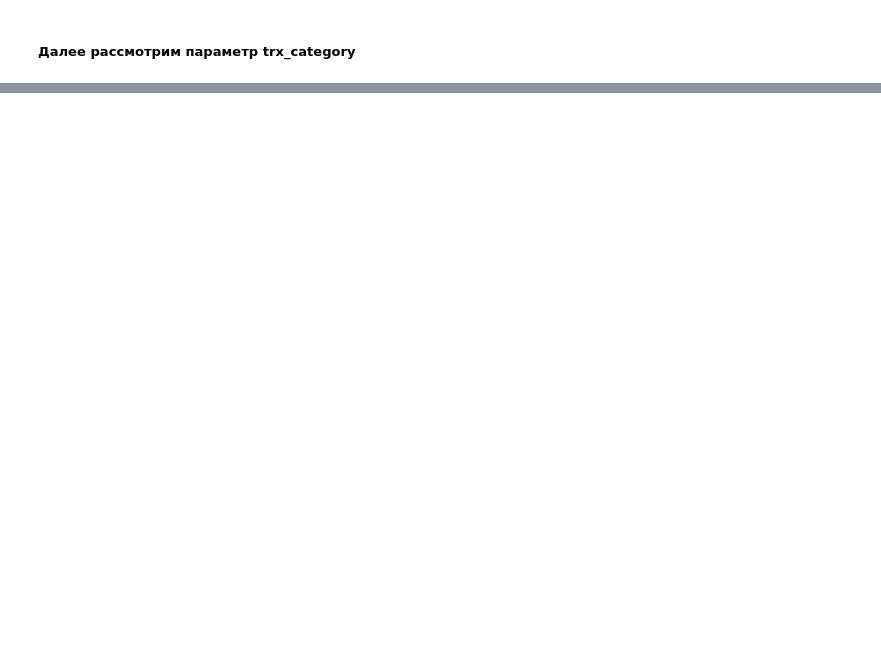
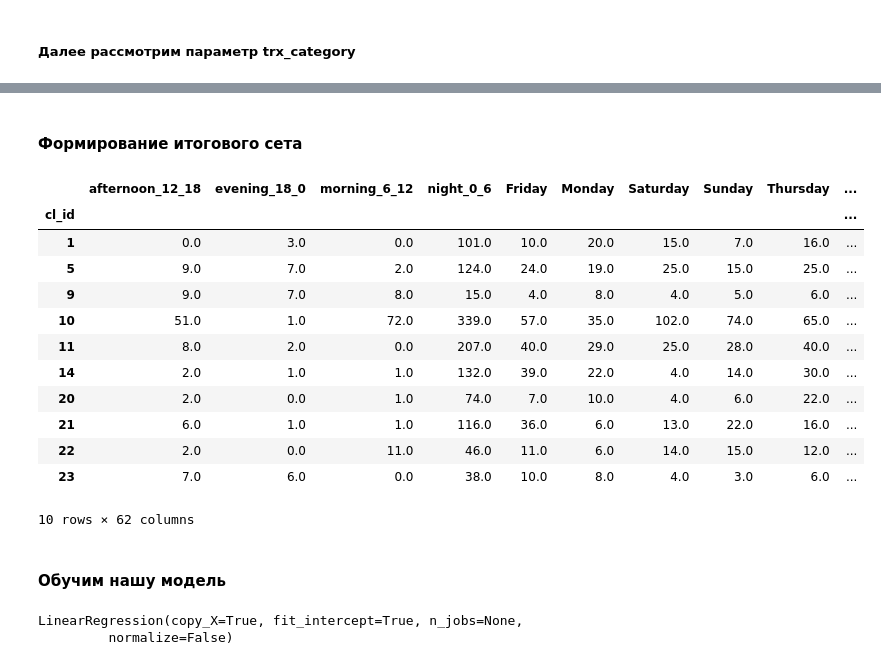
Before and after one commit to alexpon92/ntlg_test, a Jupyter notebook: FE/hw1/hw_data_processing.ipynb, the cells around one changed output, grey strips where cells are left out. Drawn from its saved outputs; the diff is of its cells as text; code cells hidden in the pictures; blank space fills up the shorter version.

```diff
--- a/FE/hw1/hw_data_processing.ipynb
+++ b/FE/hw1/hw_data_processing.ipynb
@@ -259,0 +278,23 @@ channel_type_gr[['type1', 'type2', 'typeOther']].describe()
+# %%
+def group_and_encode_by_mcc(df, popular_mcc_codes):
+    mcc_trs = df.copy()
+    mcc_trs['mcc_enc'] = mcc_trs['MCC'].apply(
+        lambda x: 'MCC_{}'.format(x) if x in popular_mcc_codes else 'MCC_other'
+    )
+    columns_to_create = set(map(lambda x: 'MCC_{}'.format(x), popular_mcc))
+    columns_to_create.add('MCC_other')
+
+    mcc_trs = mcc_trs[['cl_id', 'mcc_enc']]\
+        .groupby(['cl_id', 'mcc_enc']).size().unstack().fillna(0).reset_index()
+
+    created_columns = set()
+    [created_columns.add(column) for column in mcc_trs.columns.values if column.find('MCC_') != -1]
+    not_created_columns = list(columns_to_create - created_columns)
+
+    for column in not_created_columns:
+        mcc_trs[column] = 0
+    return mcc_trs
+
+
+grouped_by_mcc = group_and_encode_by_mcc(transactions_train, popular_mcc)
+grouped_by_mcc.describe()
@@ -261,0 +328,7 @@ channel_type_gr[['type1', 'type2', 'typeOther']].describe()
+# %%
+def group_by_trx_cat(df):
+    return df[['cl_id', 'trx_category']]\
+        .groupby(['cl_id', 'trx_category']).size().unstack().fillna(0).reset_index()
+
+grouped_by_trx_cat = group_by_trx_cat(transactions_train)
+grouped_by_trx_cat.describe()
@@ -261,0 +345,31 @@ channel_type_gr[['type1', 'type2', 'typeOther']].describe()
+# %% [markdown]
+#### Формирование итогового сета
+# %%
+def group_and_aggregate_data(df, popular_mcc):
+    by_hour = group_by_hour(df).set_index('cl_id')
+    by_day = group_by_day(df).set_index('cl_id')
+    by_currency = prepare_currency(df).set_index('cl_id')
+    by_channel_type = group_by_channel_types(df).set_index('cl_id')
+    by_mcc = group_and_encode_by_mcc(df, popular_mcc).set_index('cl_id')
+    by_trx = group_by_trx_cat(df).set_index('cl_id')
+
+    res_set = by_hour.join(by_day).join(by_currency)\
+        .join(by_channel_type).join(by_mcc).join(by_trx)
+    return res_set
+
+train_result_set = group_and_aggregate_data(transactions_train, popular_mcc)
+train_result_set.head(10)
+# %% [output]
+|  | afternoon_12_18 | evening_18_0 | morning_6_12 | night_0_6 | Friday | Monday | Saturday | Sunday | Thursday | ... |
+| cl_id |  |  |  |  |  |  |  |  |  | ... |
+| 1 | 0.0 | 3.0 | 0.0 | 101.0 | 10.0 | 20.0 | 15.0 | 7.0 | 16.0 | ... |
+| 5 | 9.0 | 7.0 | 2.0 | 124.0 | 24.0 | 19.0 | 25.0 | 15.0 | 25.0 | ... |
+| 9 | 9.0 | 7.0 | 8.0 | 15.0 | 4.0 | 8.0 | 4.0 | 5.0 | 6.0 | ... |
+| 10 | 51.0 | 1.0 | 72.0 | 339.0 | 57.0 | 35.0 | 102.0 | 74.0 | 65.0 | ... |
+| 11 | 8.0 | 2.0 | 0.0 | 207.0 | 40.0 | 29.0 | 25.0 | 28.0 | 40.0 | ... |
+| 14 | 2.0 | 1.0 | 1.0 | 132.0 | 39.0 | 22.0 | 4.0 | 14.0 | 30.0 | ... |
+| 20 | 2.0 | 0.0 | 1.0 | 74.0 | 7.0 | 10.0 | 4.0 | 6.0 | 22.0 | ... |
+| 21 | 6.0 | 1.0 | 1.0 | 116.0 | 36.0 | 6.0 | 13.0 | 22.0 | 16.0 | ... |
+| 22 | 2.0 | 0.0 | 11.0 | 46.0 | 11.0 | 6.0 | 14.0 | 15.0 | 12.0 | ... |
+| 23 | 7.0 | 6.0 | 0.0 | 38.0 | 10.0 | 8.0 | 4.0 | 3.0 | 6.0 | ... |
+10 rows × 62 columns
@@ -261,0 +380,12 @@ channel_type_gr[['type1', 'type2', 'typeOther']].describe()
+# %% [markdown]
+#### Обучим нашу модель
+# %%
+from sklearn.linear_model import LinearRegression
+import sklearn.metrics as sk_metrics
+
+train_target_flag_vals =  get_target_flag(transactions_train)
+lin_reg = LinearRegression()
+lin_reg.fit(train_result_set, train_target_flag_vals)
+# %% [output]
+LinearRegression(copy_X=True, fit_intercept=True, n_jobs=None,
+         normalize=False)
```
Also changed, not shown: parts of 24 cells of this notebook.
